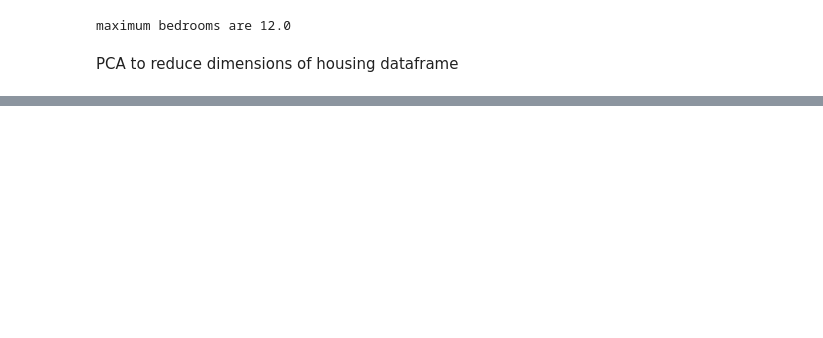
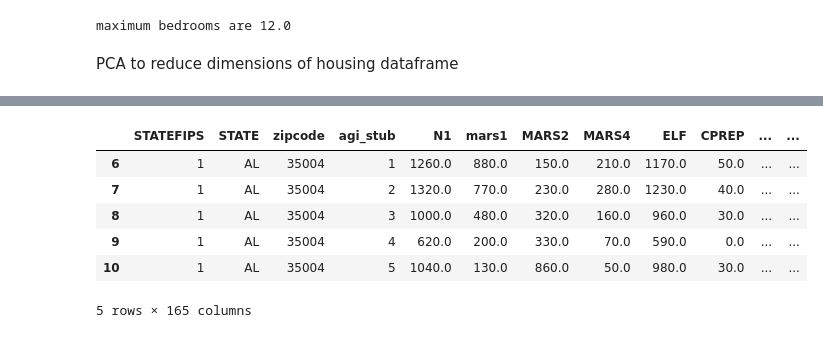
Before and after one commit to et-lang225/House_Prices_Project, a Jupyter notebook: houses_explore.ipynb, the cells around one changed output, grey strips where cells are left out. Saved outputs shown, nothing was run; the diff lists cells and outputs as text; code cells hidden in the pictures; blank space fills up the shorter version.

```diff
--- a/houses_explore.ipynb
+++ b/houses_explore.ipynb
@@ -84,0 +140,12 @@ Complete_df.shape[0]-check.shape[0]
+# %%
+Income = pd.read_csv('22zpallagi.csv')
+# %%
+Income.loc[Income['zipcode']>0,].head()
+# %% [output]
+|  | STATEFIPS | STATE | zipcode | agi_stub | N1 | mars1 | MARS2 | MARS4 | ELF | CPREP | ... | ... |
+| 6 | 1 | AL | 35004 | 1 | 1260.0 | 880.0 | 150.0 | 210.0 | 1170.0 | 50.0 | ... | ... |
+| 7 | 1 | AL | 35004 | 2 | 1320.0 | 770.0 | 230.0 | 280.0 | 1230.0 | 40.0 | ... | ... |
+| 8 | 1 | AL | 35004 | 3 | 1000.0 | 480.0 | 320.0 | 160.0 | 960.0 | 30.0 | ... | ... |
+| 9 | 1 | AL | 35004 | 4 | 620.0 | 200.0 | 330.0 | 70.0 | 590.0 | 0.0 | ... | ... |
+| 10 | 1 | AL | 35004 | 5 | 1040.0 | 130.0 | 860.0 | 50.0 | 980.0 | 30.0 | ... | ... |
+5 rows × 165 columns
```
Also changed, not shown: parts of 7 cells of this notebook.
